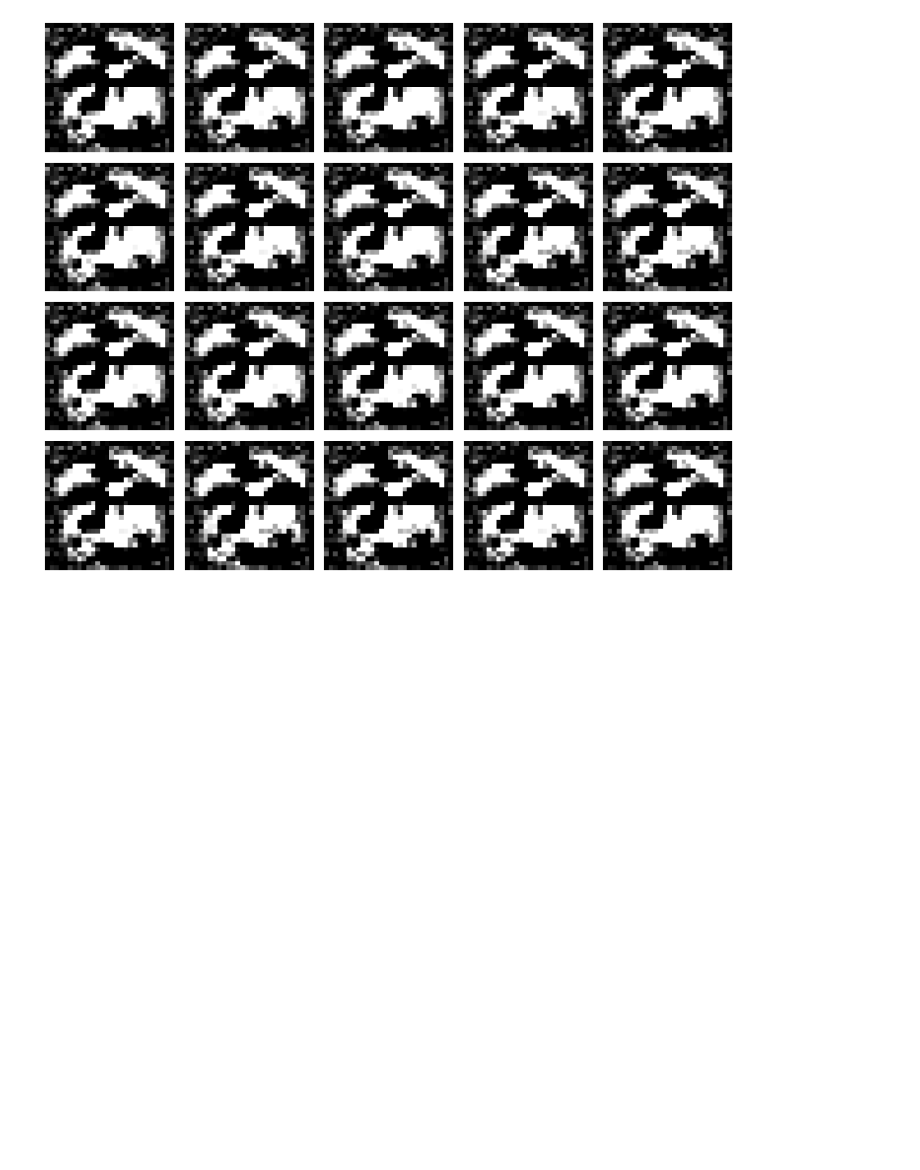
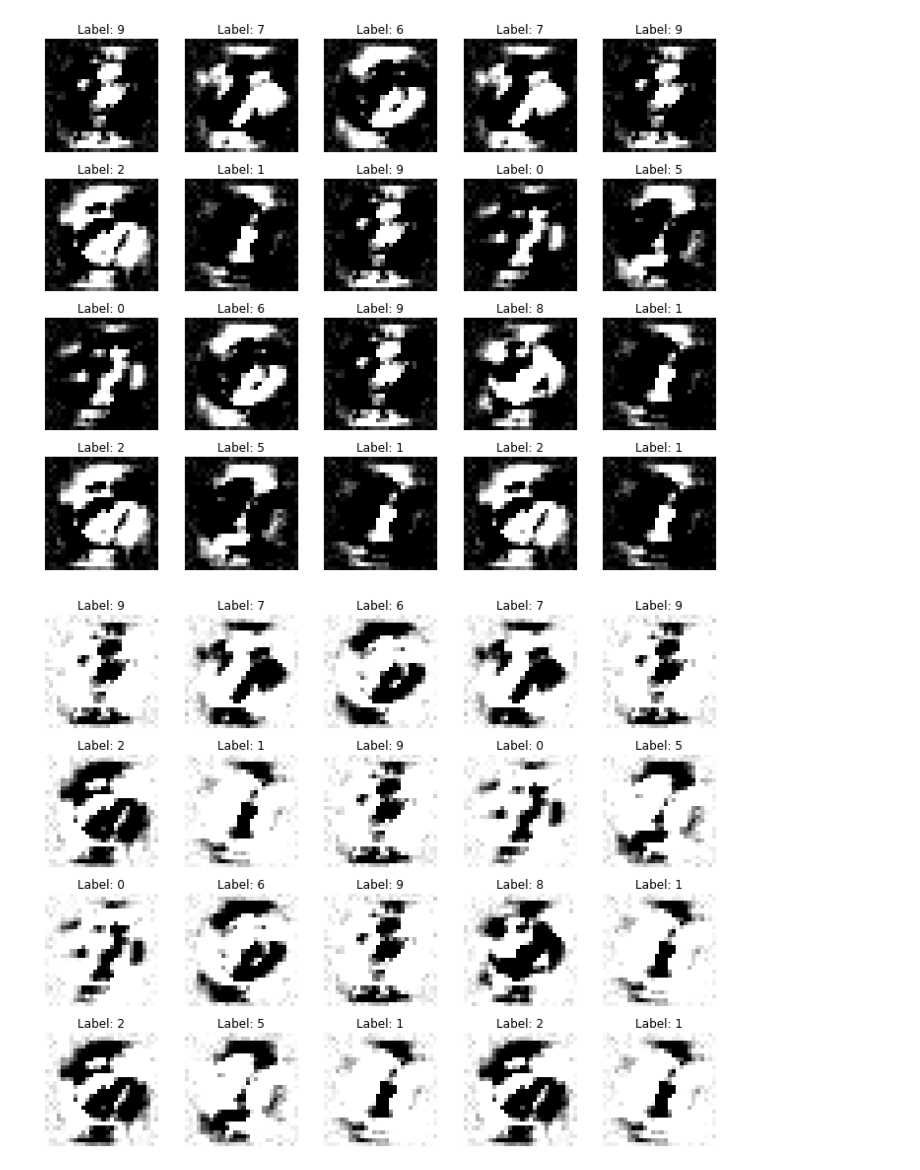
Before and after one commit to CRIS-Lab-2025/energy-based-models, a Jupyter notebook: clamped_mnist.ipynb, the cells around one changed output. Cells and saved outputs as stored; diff of their text form; code cells hidden in the pictures; blank space fills up the shorter version.

```diff
--- a/clamped_mnist.ipynb
+++ b/clamped_mnist.ipynb
@@ -136,0 +418,23 @@ regen_input = net.reverse_infer(target,10)
+# %%
+target = torch.zeros(20, 10) # 2500
+target[torch.arange(20), torch.randint(0, 10, (20,))] = 1
+regen_input = net.reverse_infer(target,10)
+# Plot the regenerated images
+fig, axes = plt.subplots(4, 5, figsize=(10, 8))
+for ax, img, label in zip(axes.flatten(), regen_input, target):
+    ax.imshow(img.view(28, 28).detach().numpy(), cmap='gray')
+
+    ax.set_title(f'Label: {label.argmax().item()}')
+    ax.axis('off')
+plt.tight_layout()
+plt.show()
+# For the above generated images, reverse the color of the image
+regen_input = 1 - regen_input
+# Plot the reversed images
+fig, axes = plt.subplots(4, 5, figsize=(10, 8))
+for ax, img, label in zip(axes.flatten(), regen_input, target):
+    ax.imshow(img.view(28, 28).detach().numpy(), cmap='gray')
+    ax.set_title(f'Label: {label.argmax().item()}')
+    ax.axis('off')
+plt.tight_layout()
+plt.show()
@@ -137,10 +444,26 @@ regen_input = net.reverse_infer(target,10)
 # %%
+target = torch.zeros(20, 10)
+target[torch.arange(20), torch.randint(0, 10, (20,))] = 1
+regen_input = net.reverse_infer(target,10)
 # Plot the regenerated images
 fig, axes = plt.subplots(4, 5, figsize=(10, 8))
-for ax, img in zip(axes.flatten(), regen_input):
+for ax, img, label in zip(axes.flatten(), regen_input, target):
     ax.imshow(img.view(28, 28).detach().numpy(), cmap='gray')
+
+    ax.set_title(f'Label: {label.argmax().item()}')
     ax.axis('off')
 plt.tight_layout()
 plt.show()
+# For the above generated images, reverse the color of the image
+regen_input = 1 - regen_input
+# Plot the reversed images
+fig, axes = plt.subplots(4, 5, figsize=(10, 8))
+for ax, img, label in zip(axes.flatten(), regen_input, target):
+    ax.imshow(img.view(28, 28).detach().numpy(), cmap='gray')
+    ax.set_title(f'Label: {label.argmax().item()}')
+    ax.axis('off')
+plt.tight_layout()
+plt.show()
 # %% [output]
-[figure, old version]
+[figure, new version]
+[figure, added]
```
Also changed, not shown: parts of 23 cells of this notebook, 6 other files.
